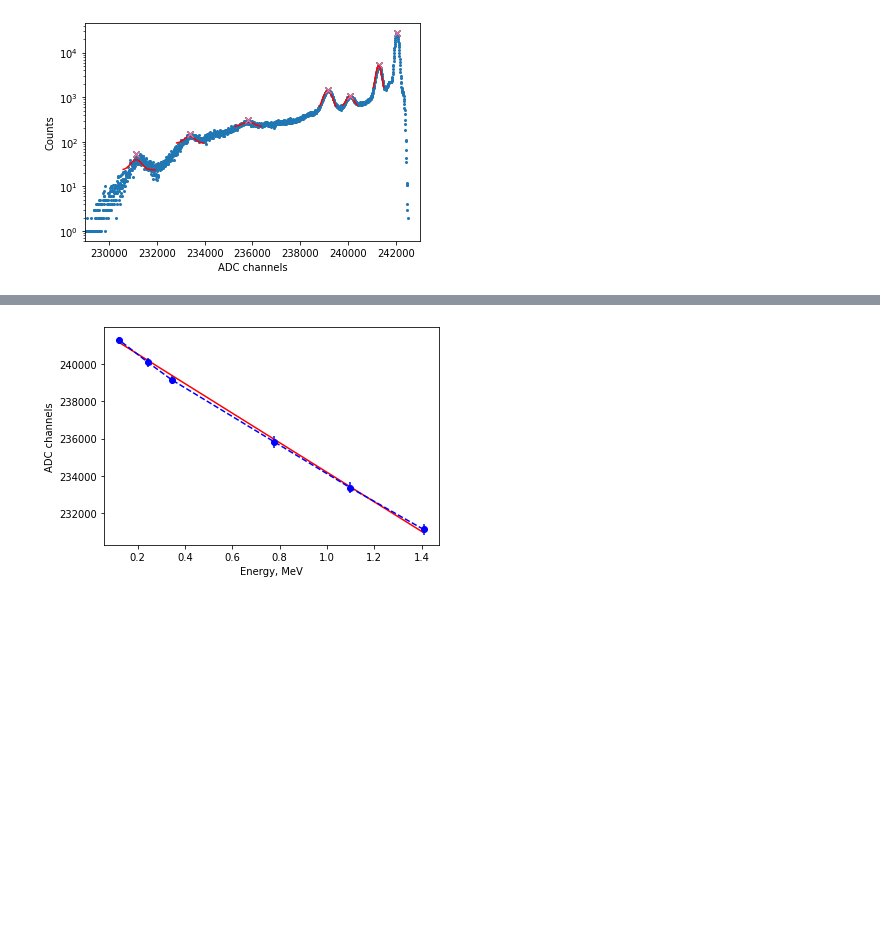
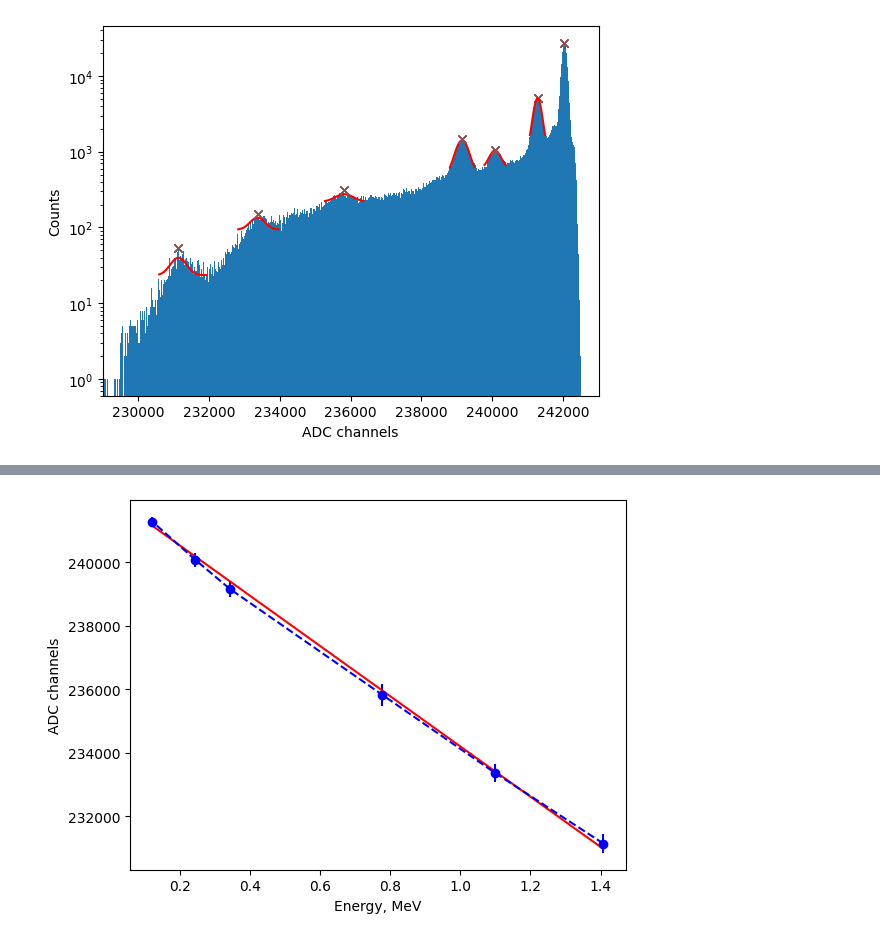
Before and after one commit to ivovtin/Lab7, a Jupyter notebook: SPECTROMETR/CALspectrometr.ipynb, the cells around one changed output, grey strips where cells are left out. Drawn from its saved outputs; the diff is of its cells as text; code cells hidden in the pictures; blank space fills up the shorter version.

```diff
--- a/SPECTROMETR/CALspectrometr.ipynb
+++ b/SPECTROMETR/CALspectrometr.ipynb
@@ -10,6 +11,6 @@ from math import sqrt
 # %%
 ##set up the correct directory name with data
-path = "CalScale28032023"
+pathIn = "CalScale28032023"
 
 ##Source 1 -> Eu152 -> energy: 40 keV, 122 keV, 244 keV, 344 keV, 778 keV, 1098 keV, 1408 keV
 fileName1 = "spectrometr_LYSO_Eu152_53,98V_40dB_histo.txt"
@@ -36,6 +37,9 @@ Xright = 243000.0
 Ybottom = 0.
 Ytop = 1000.
 
+pathOut = 'results'
+if not os.path.exists(pathOut):
+    os.mkdir(pathOut)
 outSpectr = 'spectr_152Eu_LYSO.png'
 outCalADCScale = 'EnergyCalibration_152Eu_LYSO.png'
 outEnRes = 'EnergyResolution_152Eu_LYSO.png'
@@ -66,7 +70,7 @@ for fileName in listFiles:
     x,y = np.array([]), np.array([])
 
     try:
-        file1 = open(path + "/" + fileName)
+        file1 = open(pathIn + "/" + fileName)
         for line1 in file1.readlines():
             line1 = line1.replace(',','.')
             b = line1.split()
@@ -81,7 +85,8 @@ for fileName in listFiles:
     except IndexError:
         print('The index is not in the range of elements. Check the data in the file')
 
-    plt.plot(x, y,'o',markersize=2)
+    #plt.plot(x, y,'o',markersize=2)
+    plt.bar(x, y, width=8.0)
     plt.xlabel('ADC channels')
     plt.ylabel('Counts')
     plt.yscale('log')
@@ -165,7 +170,7 @@ for fileName in listFiles:
         errenRes = np.append(errenRes, ((x[i_peaks][len(i_peaks)-1]-mean)*2.36*errsigma*100. + 2.36*sigma*100.*errmean)/(x[i_peaks][len(i_peaks)-1]-mean)**2)
         #print('mean=',mean,'+-',errmean,'sigma=',sigma,'+-',errsigma)
 
-    plt.savefig(str(index) + outSpectr)
+    plt.savefig(pathOut + '/' + str(index) + outSpectr)
     plt.show()
 
 plt.errorbar(energy, ADCcharray, yerr=errADCcharray, fmt='ob--')
@@ -175,13 +180,13 @@ fit_l = fitline(energy, *popt)
 plt.plot(energy, fit_l, 'r')
 plt.xlabel('Energy, MeV')
 plt.ylabel('ADC channels')
-plt.savefig(outCalADCScale)
+plt.savefig(pathOut + '/' + outCalADCScale)
 plt.show()
 
 plt.errorbar(energy, enRes, yerr=errenRes, fmt='ob--')
 plt.xlabel('Energy, MeV')
 plt.ylabel('Resolution')
-plt.savefig(outEnRes)
+plt.savefig(pathOut + '/' + outEnRes)
 plt.show()
 # %% [output]
 i_peaks= [1392 1671 1977 2393 2509 2659 2753]  x[i_peaks]= [231139.732 233371.779 235819.83  239147.899 240075.918 241275.943
@@ -204 +209 @@ n= 1  peak= 233371.779
-[figure, old version]
+[figure, new version]
@@ -206 +211 @@ y =  -7912.226669594112 *x +  242109.98073287797
-[figure, old version]
+[figure, new version]
```
Also changed, not shown: parts of 2 cells of this notebook, 6 other files.
